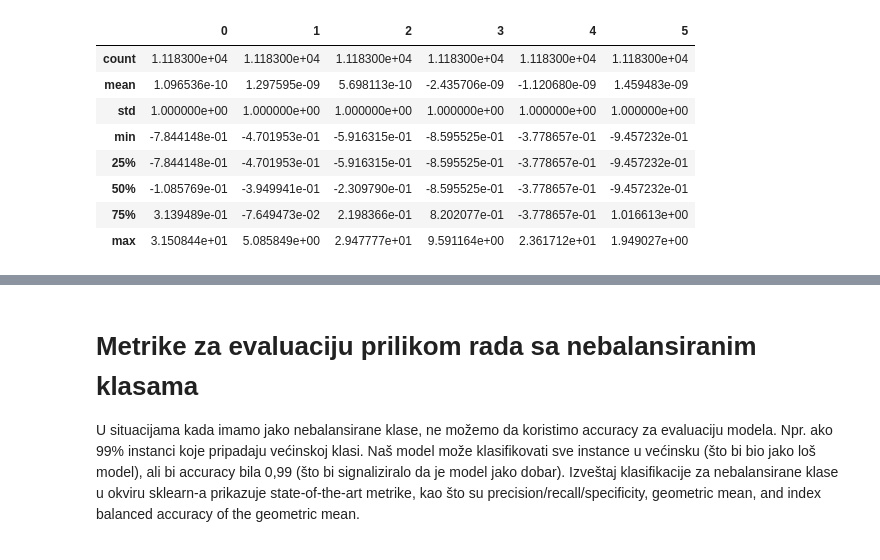
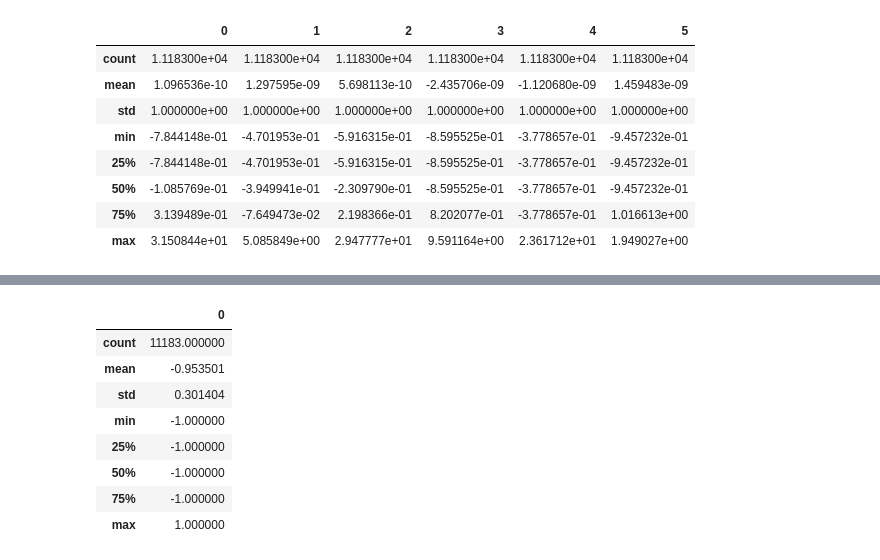
Before and after one commit to AleksaVukadinovic/IP1, a Jupyter notebook: 13/Untitled.ipynb, the cells around one changed output, grey strips where cells are left out. Cells and saved outputs as stored; diff of their text form; code cells hidden in the pictures.

```diff
--- a/13/Untitled.ipynb
+++ b/13/Untitled.ipynb
@@ -48,4 +22,0 @@ plt.show()
-# %% [markdown]
-# Metrike za evaluaciju prilikom rada sa nebalansiranim klasama
-
-U situacijama kada imamo jako nebalansirane klase, ne možemo da koristimo accuracy za evaluaciju modela. Npr. ako 99% instanci koje pripadaju većinskoj klasi. Naš model može klasifikovati sve instance u većinsku (što bi bio jako loš model), ali bi accuracy bila 0,99 (što bi signaliziralo da je model jako dobar). Izveštaj klasifikacije za nebalansirane klase u okviru sklearn-a prikazuje state-of-the-art metrike, kao što su precision/recall/specificity, geometric mean, and index balanced accuracy of the geometric mean.
@@ -51,0 +26,12 @@ U situacijama kada imamo jako nebalansirane klase, ne možemo da koristimo accur
+# %%
+y.describe()
+# %% [output]
+|  | 0 |
+| count | 11183.000000 |
+| mean | -0.953501 |
+| std | 0.301404 |
+| min | -1.000000 |
+| 25% | -1.000000 |
+| 50% | -1.000000 |
+| 75% | -1.000000 |
+| max | 1.000000 |
```
Also changed, not shown: parts of 11 cells of this notebook, 1 other file.
